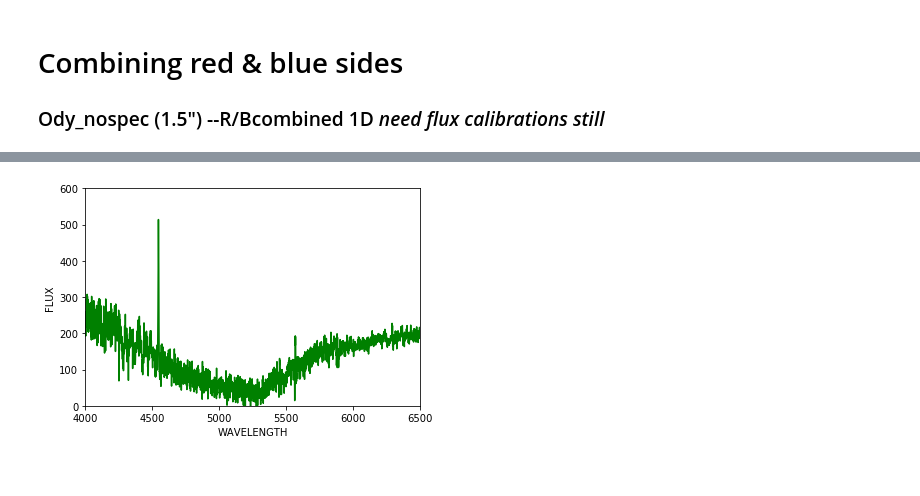
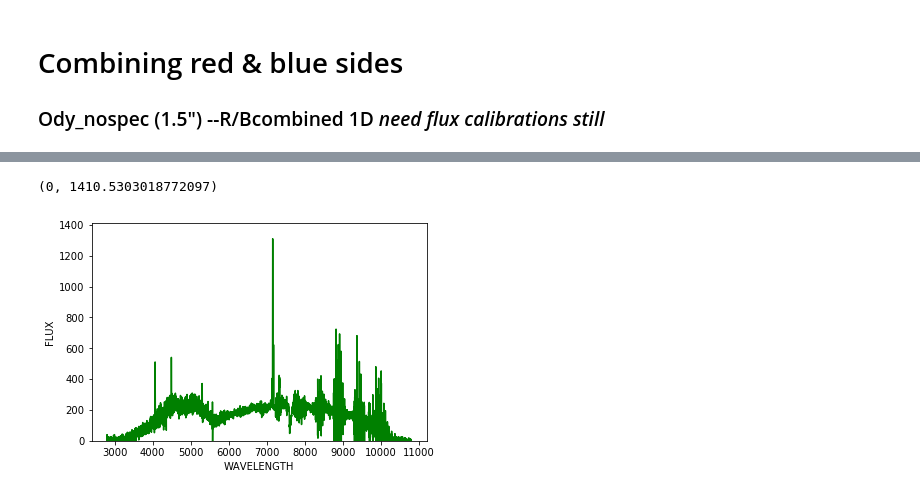
Before and after one commit to deerow22/data_reduction_scrap, a Jupyter notebook: Data_Reduction_Pipeline_BETTERmiddle.ipynb, the cells around one changed output, grey strips where cells are left out. Drawn from its saved outputs; the diff is of its cells as text; code cells hidden in the pictures.

```diff
--- a/Data_Reduction_Pipeline_BETTERmiddle.ipynb
+++ b/Data_Reduction_Pipeline_BETTERmiddle.ipynb
@@ -550,16 +574,28 @@ plt.plot(wl_both,rbspec,color='g') #very crazy, if change to black get blue cons
 # %%
+#SKIP
+
+#saving figures for talk
+
 #saving combined 1D & then added overlap graphs for talk
 plt.plot(wl_both,rbspec,color='g')
 plt.xlabel('WAVELENGTH')
 plt.ylabel('FLUX')
 
-#for 1D
-#plt.ylim(0,plt.ylim()[-1])
-#plt.savefig('complete1D.pdf', format='pdf', dpi=1200)
+#for overlap w/o adding
+#plt.step(wl_blue15, flux_blue15,'b')
+#plt.step(wl_red15,flux_red15,'r')
+#plt.xlim(4000,6500)
+#plt.ylim(0,600)
+#plt.savefig('overlap.pdf', format='pdf', dpi=1200)
 
 #for added overlap
-plt.ylim(0,600)
-plt.xlim(4000,6500)
-plt.savefig('added_overlap.pdf', format='pdf', dpi=1200)
+#plt.ylim(0,600)
+#plt.xlim(4000,6500)
+#plt.savefig('added_overlap.pdf', format='pdf', dpi=1200)
+
+#for 1D
+plt.ylim(0,plt.ylim()[-1])
+#plt.savefig('complete1D.pdf', format='pdf', dpi=1200)
 # %% [output]
+(0, 1410.5303018772097)
-[figure, old version]
+[figure, new version]
```
Also changed, not shown: parts of 12 cells of this notebook, 1 other file.
